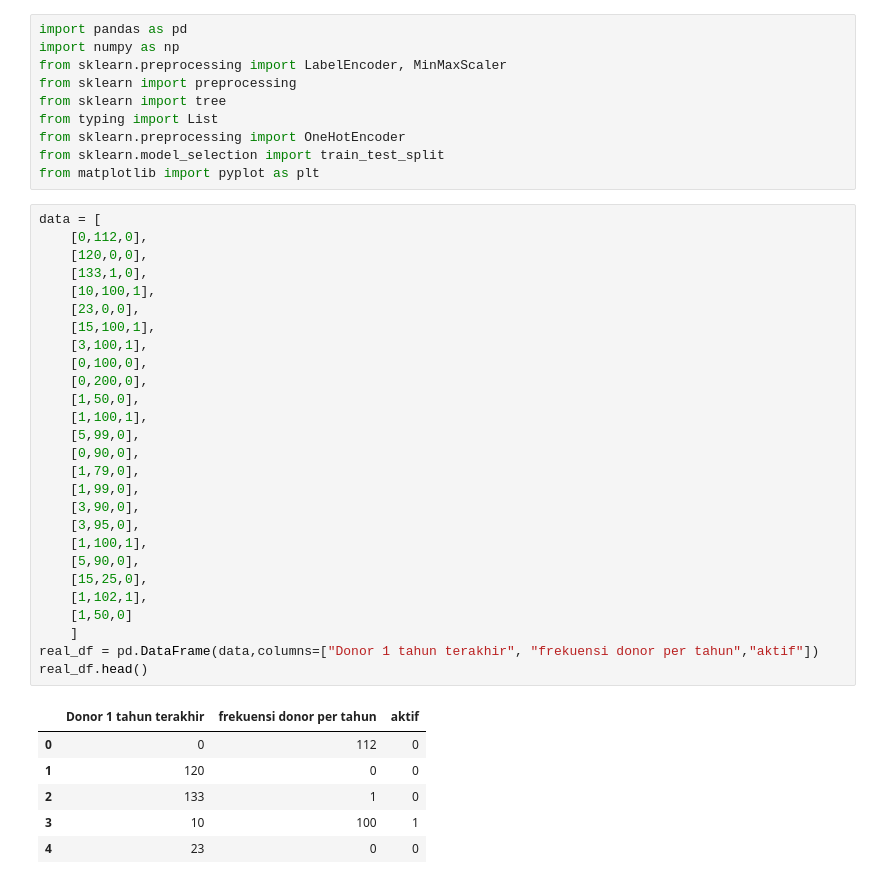
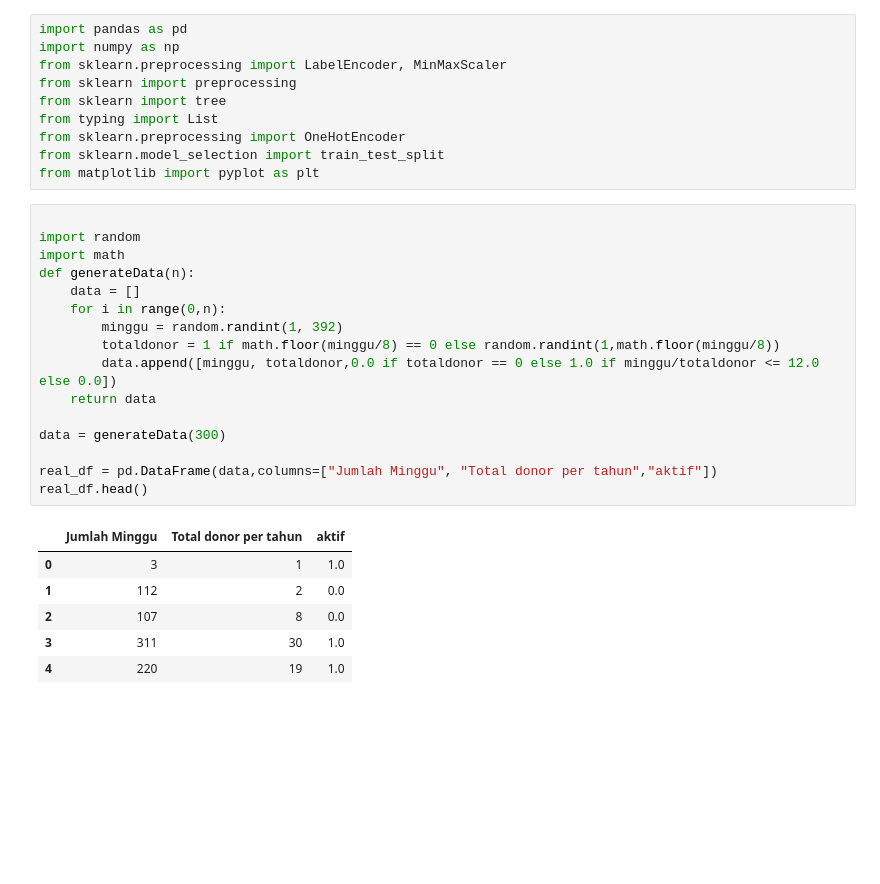
Before and after one commit to JohansenJunias20/blood-donation, a Jupyter notebook: model/train.ipynb, the cells around one changed output. Cells and saved outputs as stored; diff of their text form; blank space fills up the shorter version.

```diff
--- a/model/train.ipynb
+++ b/model/train.ipynb
@@ -8,38 +8,27 @@ from typing import List
 from sklearn.preprocessing import OneHotEncoder
 from sklearn.model_selection import train_test_split
 from matplotlib import pyplot as plt
-# %%
-data = [
-    [0,112,0],
-    [120,0,0],
-    [133,1,0],
-    [10,100,1],
-    [23,0,0],
-    [15,100,1],
-    [3,100,1],
-    [0,100,0],
-    [0,200,0],
-    [1,50,0],
-    [1,100,1],
-    [5,99,0],
-    [0,90,0],
-    [1,79,0],
-    [1,99,0],
-    [3,90,0],
-    [3,95,0],
-    [1,100,1],
-    [5,90,0],
-    [15,25,0],
-    [1,102,1],
-    [1,50,0]
-    ]
-real_df = pd.DataFrame(data,columns=["Donor 1 tahun terakhir", "frekuensi donor per tahun","aktif"])
-real_df.head()
-# %% [output]
-|  | Donor 1 tahun terakhir | frekuensi donor per tahun | aktif |
-| 0 | 0 | 112 | 0 |
-| 1 | 120 | 0 | 0 |
-| 2 | 133 | 1 | 0 |
-| 3 | 10 | 100 | 1 |
-| 4 | 23 | 0 | 0 |
+# %%
+
+import random
+import math
+def generateData(n):
+    data = []
+    for i in range(0,n):
+        minggu = random.randint(1, 392)
+        totaldonor = 1 if math.floor(minggu/8) == 0 else random.randint(1,math.floor(minggu/8))
+        data.append([minggu, totaldonor,0.0 if totaldonor == 0 else 1.0 if minggu/totaldonor <= 12.0 else 0.0])
+    return data
+
+data = generateData(300)
+
+real_df = pd.DataFrame(data,columns=["Jumlah Minggu", "Total donor per tahun","aktif"])
+real_df.head()
+# %% [output]
+|  | Jumlah Minggu | Total donor per tahun | aktif |
+| 0 | 3 | 1 | 1.0 |
+| 1 | 112 | 2 | 0.0 |
+| 2 | 107 | 8 | 0.0 |
+| 3 | 311 | 30 | 1.0 |
+| 4 | 220 | 19 | 1.0 |
 # %%
```
Also changed, not shown: parts of 21 cells of this notebook, 14 other files.
